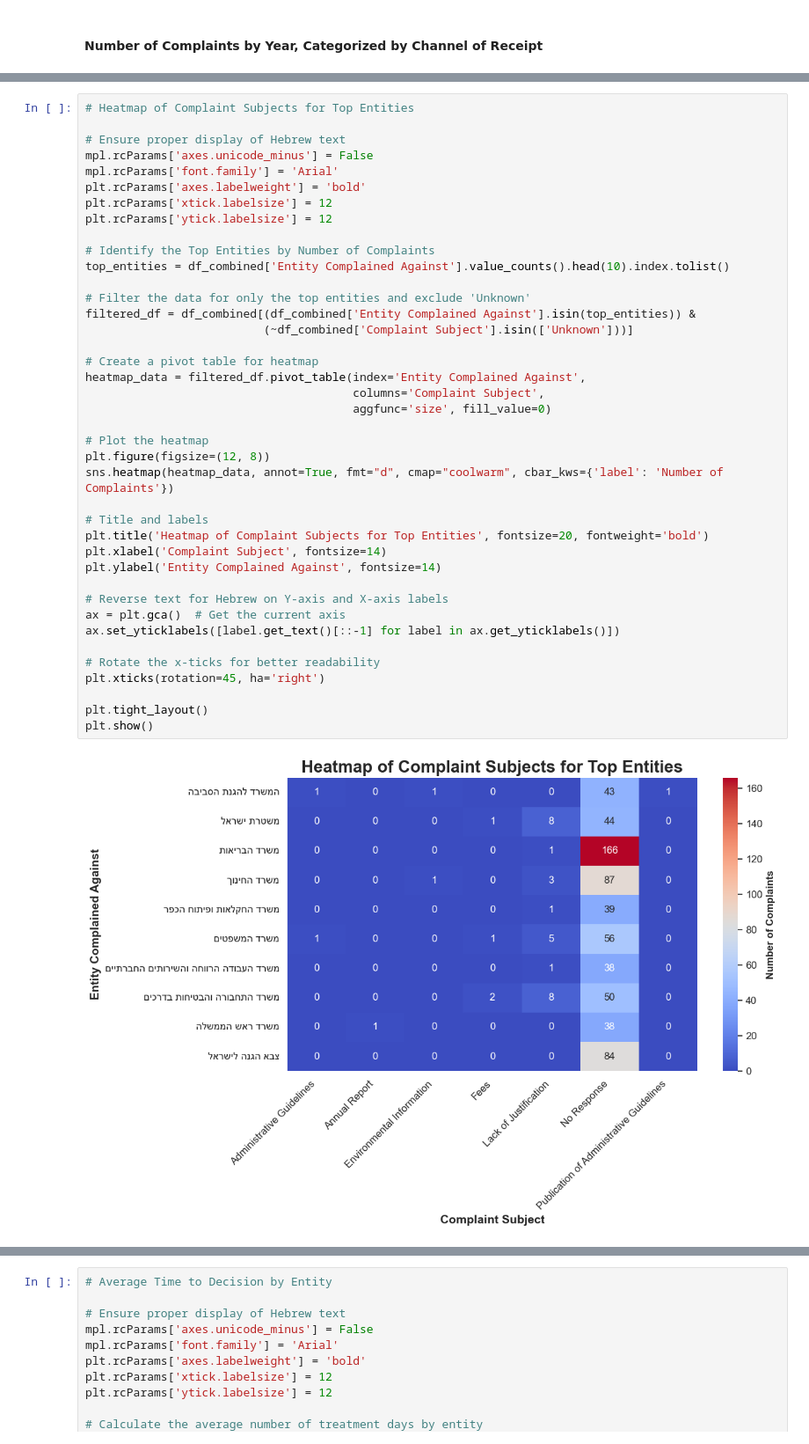
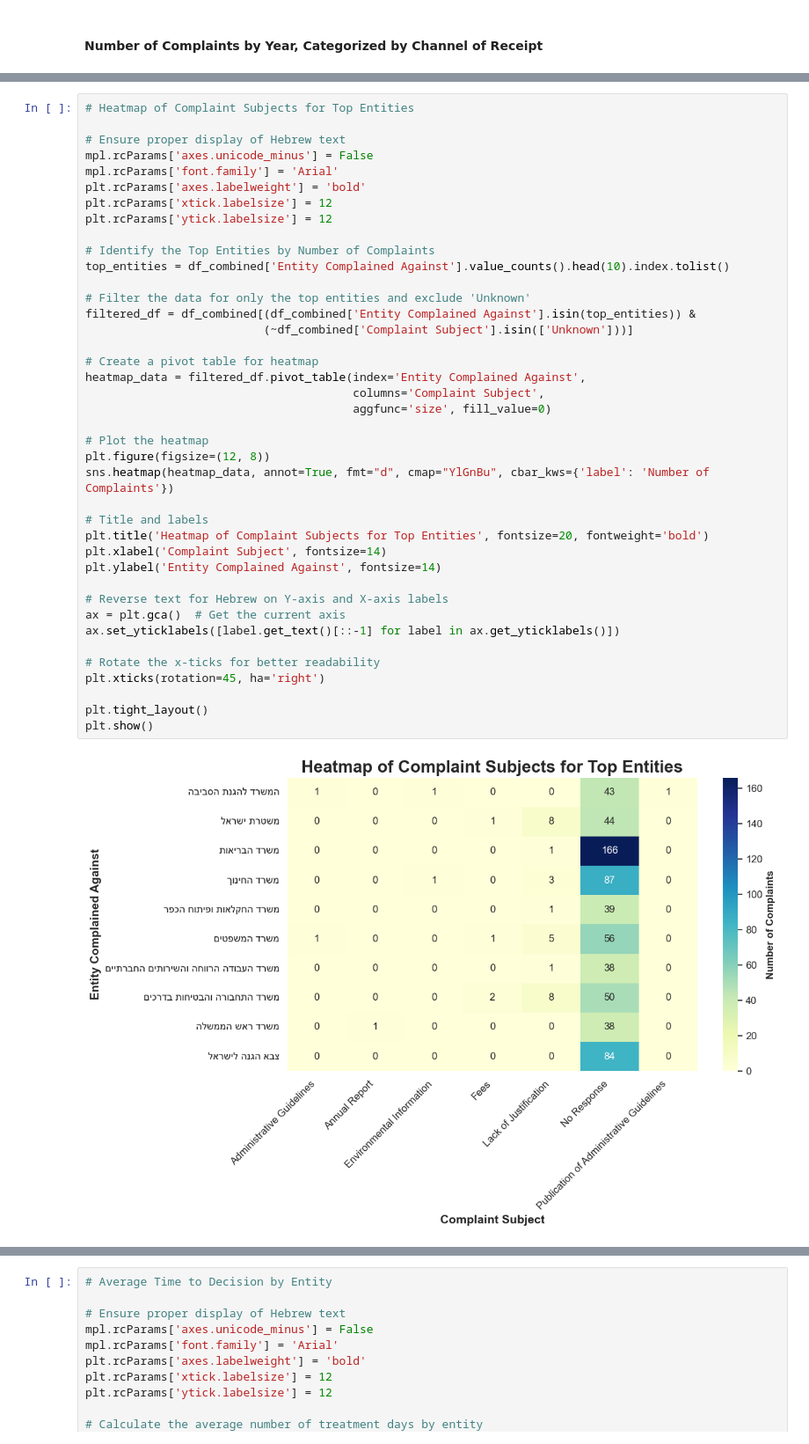
Before and after one commit to Dor-J/FreedomOfInformationComplaintsEDA, a Jupyter notebook: src/foi_complaints_eda.ipynb, the cells around one changed output, grey strips where cells are left out. Shown at 88% size. Drawn from its saved outputs; the diff is of its cells as text.

```diff
--- a/src/foi_complaints_eda.ipynb
+++ b/src/foi_complaints_eda.ipynb
@@ -1648,32 +1757,32 @@ plt.rcParams['ytick.labelsize'] = 12
 # Identify the Top Entities by Number of Complaints
 top_entities = df_combined['Entity Complained Against'].value_counts().head(10).index.tolist()
 
 # Filter the data for only the top entities and exclude 'Unknown'
 filtered_df = df_combined[(df_combined['Entity Complained Against'].isin(top_entities)) &
                           (~df_combined['Complaint Subject'].isin(['Unknown']))]
 
 # Create a pivot table for heatmap
 heatmap_data = filtered_df.pivot_table(index='Entity Complained Against',
                                        columns='Complaint Subject',
                                        aggfunc='size', fill_value=0)
 
 # Plot the heatmap
 plt.figure(figsize=(12, 8))
-sns.heatmap(heatmap_data, annot=True, fmt="d", cmap="coolwarm", cbar_kws={'label': 'Number of Complaints'})
+sns.heatmap(heatmap_data, annot=True, fmt="d", cmap="YlGnBu", cbar_kws={'label': 'Number of Complaints'})
 
 # Title and labels
 plt.title('Heatmap of Complaint Subjects for Top Entities', fontsize=20, fontweight='bold')
 plt.xlabel('Complaint Subject', fontsize=14)
 plt.ylabel('Entity Complained Against', fontsize=14)
 
 # Reverse text for Hebrew on Y-axis and X-axis labels
 ax = plt.gca()  # Get the current axis
 ax.set_yticklabels([label.get_text()[::-1] for label in ax.get_yticklabels()])
 
 # Rotate the x-ticks for better readability
 plt.xticks(rotation=45, ha='right')
 
 plt.tight_layout()
 plt.show()
 # %% [output]
-[figure, old version]
+[figure, new version]
```
Also changed, not shown: parts of 78 cells of this notebook, 3 other files.
